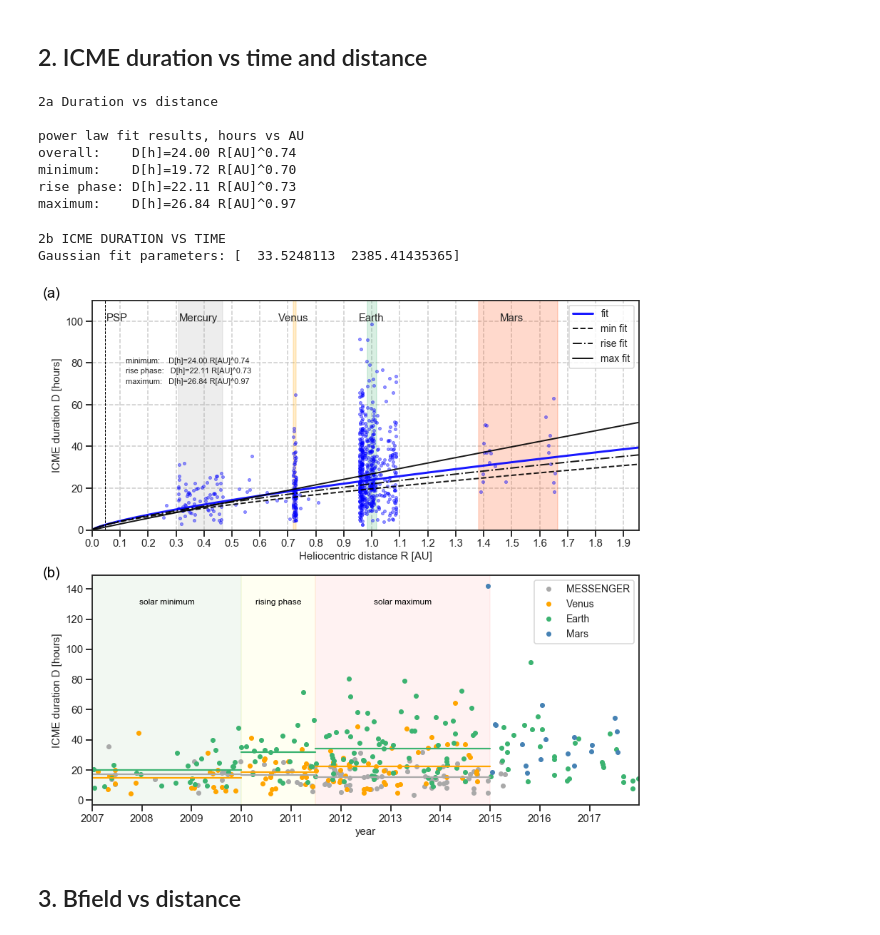
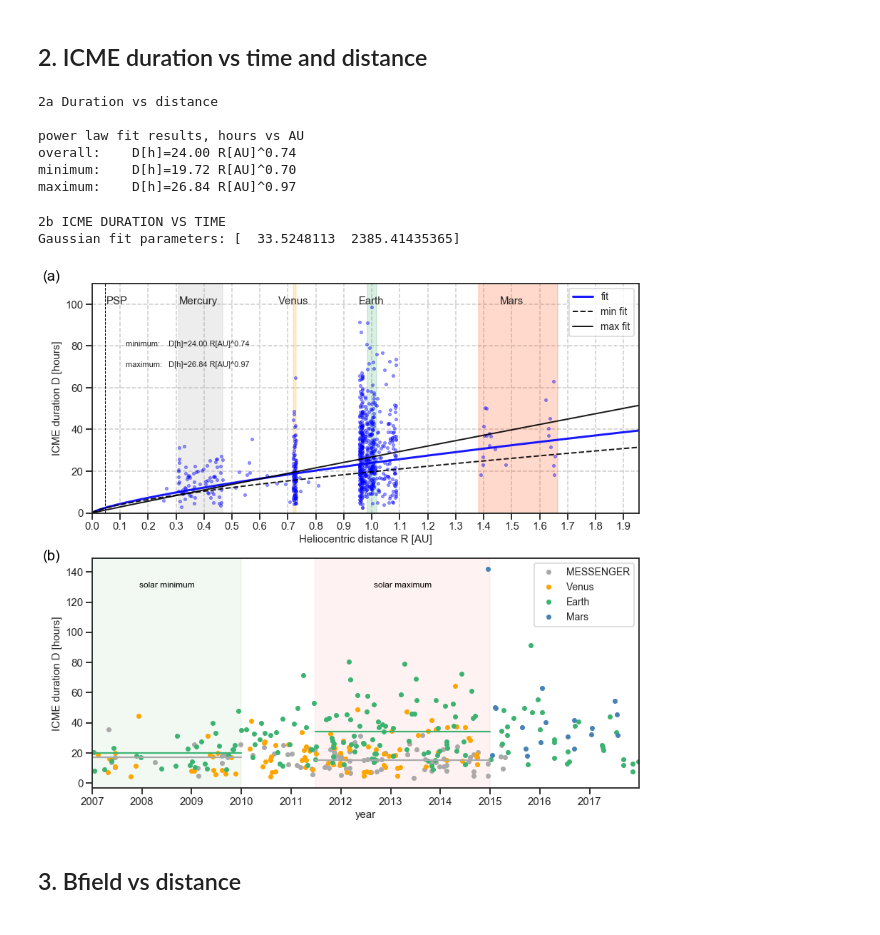
Before and after one commit to cmoestl/heliocats, a Jupyter notebook: cme_statistics.ipynb, the cells around one changed output. Saved outputs shown, nothing was run; the diff lists cells and outputs as text; code cells hidden in the pictures.

Commit message:
stats update

```diff
--- a/cme_statistics.ipynb
+++ b/cme_statistics.ipynb
@@ -606,14 +665,14 @@ param_min = scipy.optimize.curve_fit(hs.powerlaw, scr, scd)
 #print(param_all)
 yfit_min=hs.powerlaw(xfit,param_min[0][0],param_min[0][1])
 
-#power law fit for solar minimum durations
-scr=ic.mo_sc_heliodistance[iall_rise]
-scd=ic.mo_duration[iall_rise]
-param_rise = scipy.optimize.curve_fit(hs.powerlaw, scr, scd)
-#print(param_all)
-yfit_rise=hs.powerlaw(xfit,param_rise[0][0],param_rise[0][1])
+# #power law fit for solar
+# scr=ic.mo_sc_heliodistance[iall_rise]
+# scd=ic.mo_duration[iall_rise]
+# param_rise = scipy.optimize.curve_fit(hs.powerlaw, scr, scd)
+# #print(param_all)
+# yfit_rise=hs.powerlaw(xfit,param_rise[0][0],param_rise[0][1])
 
-#power law fit for solar minimum durations
+#power law fit for solar maximum durations
 scr=ic.mo_sc_heliodistance[iall_max]
 scd=ic.mo_duration[iall_max]
 param_max = scipy.optimize.curve_fit(hs.powerlaw, scr, scd)
@@ -624,7 +683,7 @@ print()
 print('power law fit results, hours vs AU')
 print('overall:    D[h]={:.2f} R[AU]^{:.2f} '.format(param_all[0][0],param_all[0][1]))
 print('minimum:    D[h]={:.2f} R[AU]^{:.2f} '.format(param_min[0][0],param_min[0][1]))
-print('rise phase: D[h]={:.2f} R[AU]^{:.2f} '.format(param_rise[0][0],param_rise[0][1]))
+#print('rise phase: D[h]={:.2f} R[AU]^{:.2f} '.format(param_rise[0][0],param_rise[0][1]))
 print('maximum:    D[h]={:.2f} R[AU]^{:.2f} '.format(param_max[0][0],param_max[0][1]))
 # %% [output]
 2a Duration vs distance
@@ -632,7 +691,6 @@ print('maximum:    D[h]={:.2f} R[AU]^{:.2f} '.format(param_max[0][0],param_max[0
 power law fit results, hours vs AU
 overall:    D[h]=24.00 R[AU]^0.74
 minimum:    D[h]=19.72 R[AU]^0.70
-rise phase: D[h]=22.11 R[AU]^0.73
 maximum:    D[h]=26.84 R[AU]^0.97
 # %%
 print('2b ICME DURATION VS TIME')
@@ -679,7 +737,7 @@ plt.plot(ic.mo_sc_heliodistance,ic.icme_duration,'o',color='blue',markersize=4,
 #plot fits
 plt.plot(xfit,yfit_all,'-',color='blue', lw=3, alpha=0.9,label='fit')
 plt.plot(xfit,yfit_min,'--',color='black', lw=2, alpha=0.9,label='min fit')
-plt.plot(xfit,yfit_rise,'-.',color='black', lw=2, alpha=0.9,label='rise fit')
+#plt.plot(xfit,yfit_rise,'-.',color='black', lw=2, alpha=0.9,label='rise fit')
 plt.plot(xfit,yfit_max,'-',color='black', lw=2, alpha=0.9,label='max fit')
 
 
@@ -688,7 +746,7 @@ label_level=85
 #plt.annotate('overall:',xy=(0.06,label_level),fontsize=11)
 #plt.annotate('D[h]={:.2f} R[AU]'.format(durfit_f[0]),xy=(0.15,label_level),fontsize=11)
 plt.annotate('minimum:    D[h]={:.2f} R[AU]^{:.2f} '.format(param_all[0][0],param_all[0][1]),xy=(0.12,label_level-5),fontsize=11)
-plt.annotate('rise phase:   D[h]={:.2f} R[AU]^{:.2f} '.format(param_rise[0][0],param_rise[0][1]),xy=(0.12,label_level-10),fontsize=11)
+#plt.annotate('rise phase:   D[h]={:.2f} R[AU]^{:.2f} '.format(param_rise[0][0],param_rise[0][1]),xy=(0.12,label_level-10),fontsize=11)
 plt.annotate('maximum:   D[h]={:.2f} R[AU]^{:.2f} '.format(param_max[0][0],param_max[0][1]),xy=(0.12,label_level-15),fontsize=11)
 
 #planet limits
@@ -758,43 +816,43 @@ plt.annotate('solar minimum',xy=(minstart_num+(minend_num-minstart_num)/2,vlevel
 #plt.annotate('<',xy=(minstart_num+10,vlevel),ha='left')
 #plt.annotate('>',xy=(minend_num-10,vlevel),ha='right')
 
-plt.axvspan(risestart,riseend, color='yellow', alpha=spanalpha)
-plt.annotate('rising phase',xy=(risestart_num+(riseend_num-risestart_num)/2,vlevel),color='black', ha='center',fontsize=12)
+#plt.axvspan(risestart,riseend, color='yellow', alpha=spanalpha)
+#plt.annotate('rising phase',xy=(risestart_num+(riseend_num-risestart_num)/2,vlevel),color='black', ha='center',fontsize=12)
 #plt.annotate('<',xy=(risestart_num+10,vlevel),ha='left')
 #plt.annotate('>',xy=(riseend_num-10,vlevel),ha='right')
 
 plt.axvspan(maxstart,maxend, color='red', alpha=spanalpha)
 plt.annotate('solar maximum',xy=(maxstart_num+(maxend_num-maxstart_num)/2,vlevel),color='black', ha='center',fontsize=12)
 #plt.annotate('<',xy=(maxstart_num+10,vlevel),ha='left')
 #plt.annotate('>',xy=(maxend_num,vlevel),ha='right')
 
 
 #plot means as horizontal lines for each sub interval
 plt.plot_date( [minstart,minend], [np.mean(ic.icme_duration[wini_min]),np.mean(ic.icme_duration[wini_min])], color='mediumseagreen', linestyle='-',markersize=0 )
-plt.plot_date( [minstart,minend], [np.mean(ic.icme_duration[vexi_min]),np.mean(ic.icme_duration[vexi_min])], color='orange', linestyle='-', markersize=0)
+#plt.plot_date( [minstart,minend], [np.mean(ic.icme_duration[vexi_min]),np.mean(ic.icme_duration[vexi_min])], color='orange', linestyle='-', markersize=0)
 plt.plot_date( [minstart,minend], [np.mean(ic.icme_duration[mesi_min]),np.mean(ic.icme_duration[mesi_min])], color='darkgrey', linestyle='-', markersize=0)
 
-plt.plot_date( [risestart,riseend], [np.mean(ic.icme_duration[wini_rise]),np.mean(ic.icme_duration[wini_rise])], color='mediumseagreen', linestyle='-',markersize=0 )
-plt.plot_date( [risestart,riseend], [np.mean(ic.icme_duration[vexi_rise]),np.mean(ic.icme_duration[vexi_rise])], color='orange', linestyle='-', markersize=0)
-plt.plot_date( [risestart,riseend], [np.mean(ic.icme_duration[mesi_rise]),np.mean(ic.icme_duration[mesi_rise])], color='darkgrey', linestyle='-', markersize=0)
+#plt.plot_date( [risestart,riseend], [np.mean(ic.icme_duration[wini_rise]),np.mean(ic.icme_duration[wini_rise])], color='mediumseagreen', linestyle='-',markersize=0 )
+#plt.plot_date( [risestart,riseend], [np.mean(ic.icme_duration[vexi_rise]),np.mean(ic.icme_duration[vexi_rise])], color='orange', linestyle='-', markersize=0)
+#plt.plot_date( [risestart,riseend], [np.mean(ic.icme_duration[mesi_rise]),np.mean(ic.icme_duration[mesi_rise])], color='darkgrey', linestyle='-', markersize=0)
 
 plt.plot_date( [maxstart,maxend], [np.mean(ic.icme_duration[wini_max]),np.mean(ic.icme_duration[wini_max])], color='mediumseagreen', linestyle='-',markersize=0 )
-plt.plot_date( [maxstart,maxend], [np.mean(ic.icme_duration[vexi_max]),np.mean(ic.icme_duration[vexi_max])], color='orange', linestyle='-', markersize=0)
+#plt.plot_date( [maxstart,maxend], [np.mean(ic.icme_duration[vexi_max]),np.mean(ic.icme_duration[vexi_max])], color='orange', linestyle='-', markersize=0)
 plt.plot_date( [maxstart,maxend], [np.mean(ic.icme_duration[mesi_max]),np.mean(ic.icme_duration[mesi_max])], color='darkgrey', linestyle='-', markersize=0)
 
 plt.xlim(parse_time('2007-01-01').datetime, parse_time('2017-12-31').datetime)
 plt.ylabel('ICME duration D [hours]',fontsize=fsize)
 plt.xlabel('year',fontsize=fsize)
 plt.tight_layout()
 plt.yticks(fontsize=fsize)
 plt.xticks(fontsize=fsize)
 plt.legend(loc=1,fontsize=fsize-1)
 
 
-plt.savefig('results/plots_stats/icme_duration_distance_time_paper.pdf', dpi=300)
-plt.savefig('results/plots_stats/icme_duration_distance_time_paper.png', dpi=300)
+plt.savefig('results/plots_stats/icme_duration_distance_time_1.pdf', dpi=300)
+plt.savefig('results/plots_stats/icme_duration_distance_time_1.png', dpi=300)
 # %% [output]
-[figure, old version]
+[figure, new version]
 # %% [markdown]
 ## 3. Bfield vs distance
 # %% [markdown]
```
Also changed, not shown: parts of 5 cells of this notebook, 2 other files.
